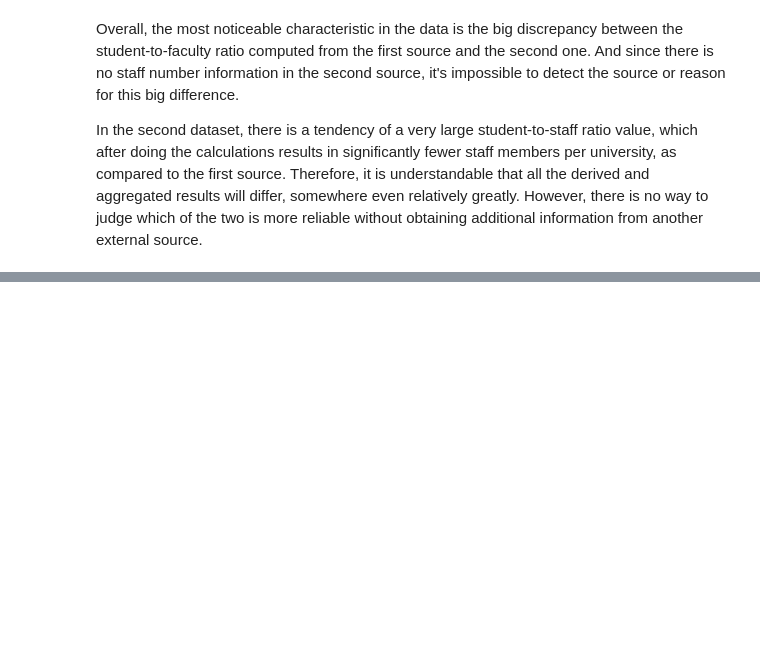
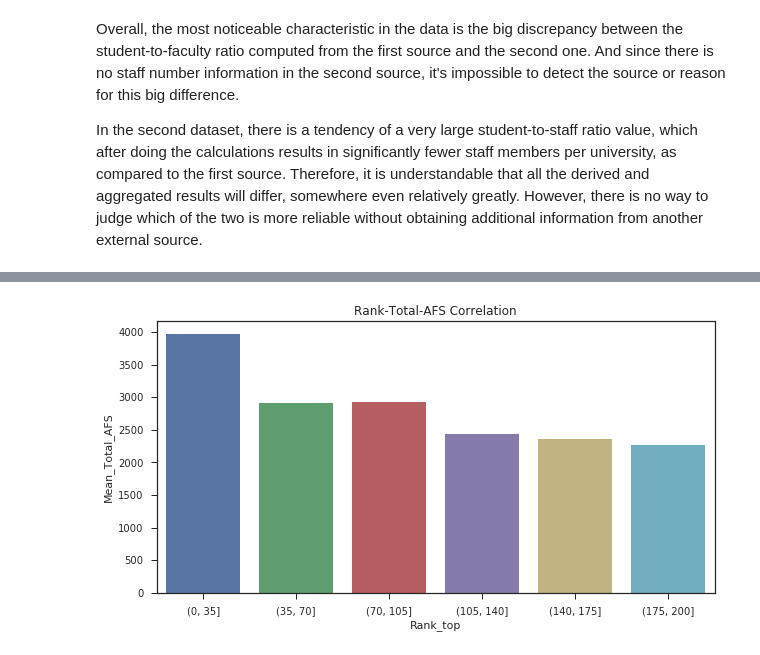
Before and after one commit to martinj96/Ada2017, a Jupyter notebook: Homework 2/Homework2.ipynb, the cells around one changed output, grey strips where cells are left out. Cells and saved outputs as stored; diff of their text form; code cells hidden in the pictures; blank space fills up the shorter version.

```diff
--- a/Homework 2/Homework2.ipynb
+++ b/Homework 2/Homework2.ipynb
@@ -416,0 +659,12 @@ In the second dataset, there is a tendency of a very large student-to-staff rati
+# %%
+plot_df = total.copy()
+#[0,35,70,105,140,175,200]
+plot_df['Rank_top'] = pd.cut(plot_df['Rank_top'], [0,35,70,105,140,175,200])
+fig, ax = plt.subplots(figsize=(10, 5))
+sns.barplot(x='Rank_top',y='Total_AFS', data=plot_df,ci=None)
+plt.xlabel('Rank_top')
+plt.ylabel('Mean_Total_AFS')
+plt.title('Rank-Total-AFS Correlation')
+plt.show()
+# %% [output]
+[figure, added]
```
Also changed, not shown: parts of 25 cells of this notebook.
